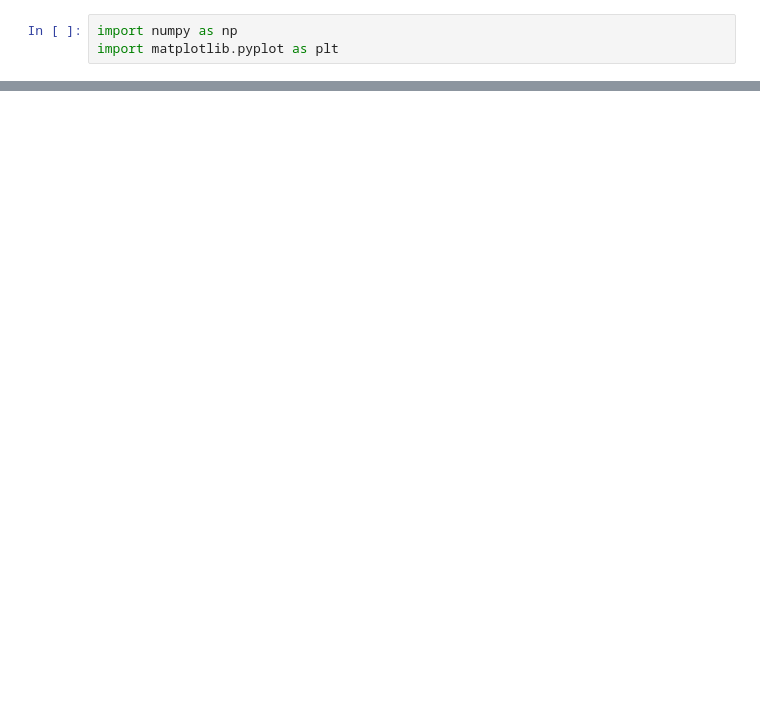
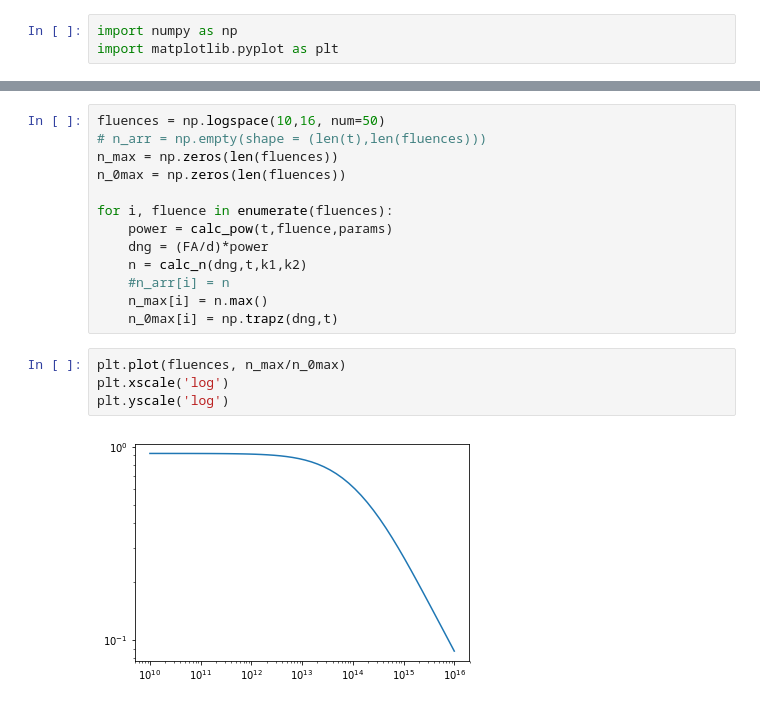
Before and after one commit to aspitarl/TRMC, a Jupyter notebook: Kinetic modeling.ipynb, the cells around one changed output, grey strips where cells are left out. Saved outputs shown, nothing was run; the diff lists cells and outputs as text; blank space fills up the shorter version.

Commit message:
functionalize some things and calculate n_max(fluence)

```diff
--- a/Kinetic modeling.ipynb
+++ b/Kinetic modeling.ipynb
@@ -69,0 +64,19 @@ plt.ylim(1e13,1e20)
+# %%
+fluences = np.logspace(10,16, num=50)
+# n_arr = np.empty(shape = (len(t),len(fluences)))
+n_max = np.zeros(len(fluences))
+n_0max = np.zeros(len(fluences))
+
+for i, fluence in enumerate(fluences):
+    power = calc_pow(t,fluence,params)
+    dng = (FA/d)*power
+    n = calc_n(dng,t,k1,k2)
+    #n_arr[i] = n
+    n_max[i] = n.max()
+    n_0max[i] = np.trapz(dng,t)
+# %%
+plt.plot(fluences, n_max/n_0max)
+plt.xscale('log')
+plt.yscale('log')
+# %% [output]
+[figure, added]
```
Also changed, not shown: parts of 5 cells of this notebook.
